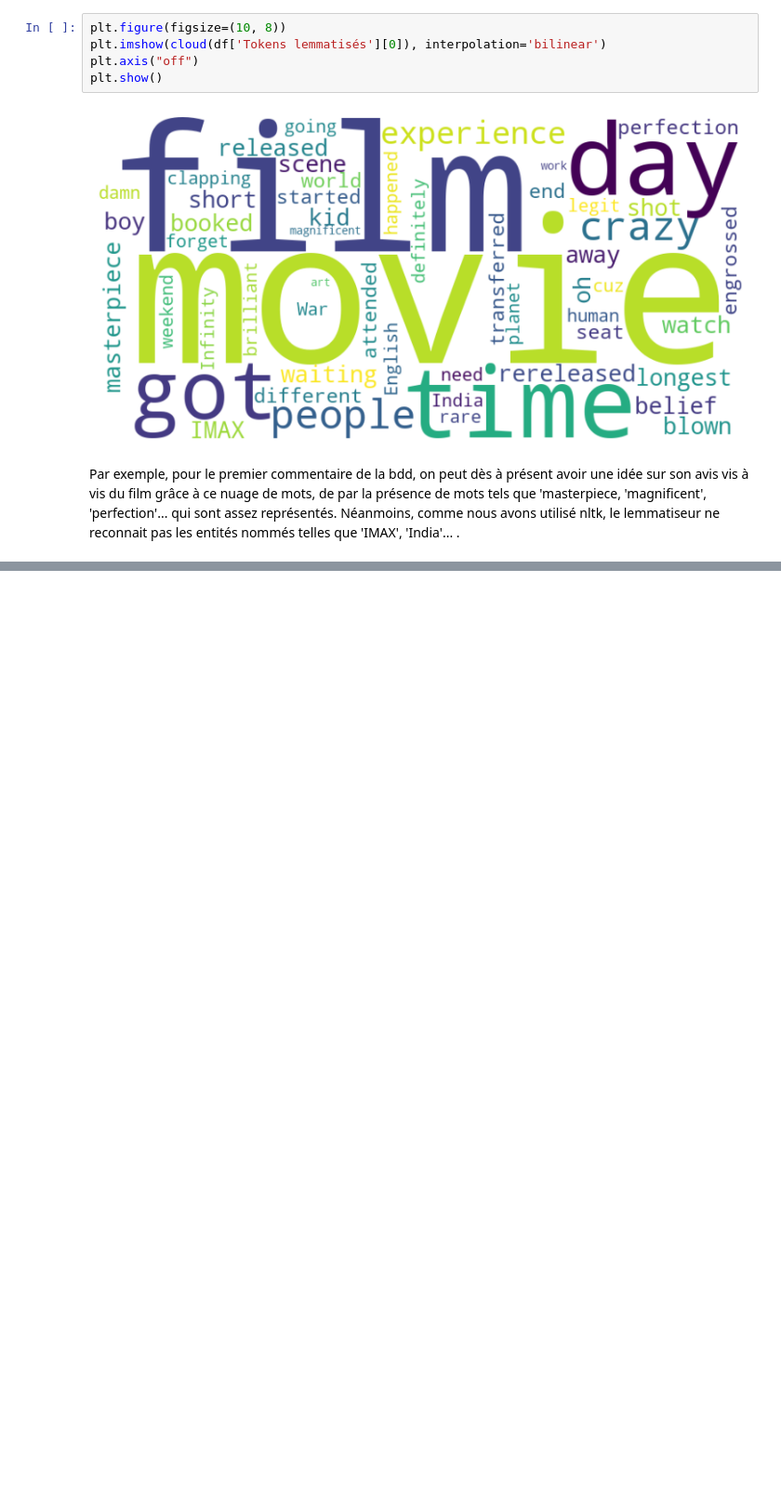
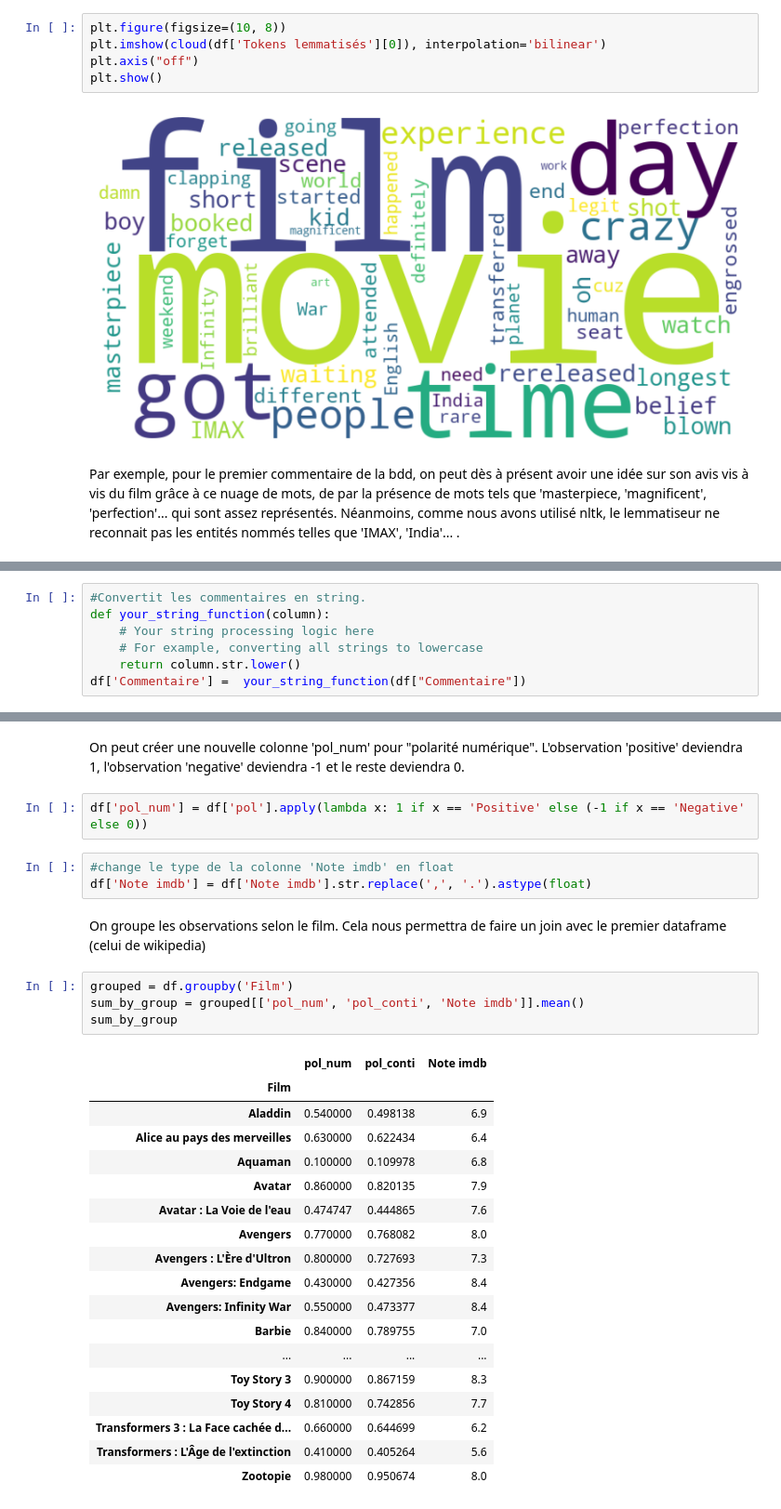
Before and after one commit to LouisArmand0/Projet_Python, a Jupyter notebook: NLP.ipynb, the cells around one changed output, grey strips where cells are left out. Shown at 93% size. Saved outputs shown, nothing was run; the diff lists cells and outputs as text; blank space fills up the shorter version.

```diff
--- a/NLP.ipynb
+++ b/NLP.ipynb
@@ -142,0 +170,7 @@ Par exemple, pour le premier commentaire de la bdd, on peut dès à présent avo
+# %%
+#Convertit les commentaires en string.
+def your_string_function(column):
+    # Your string processing logic here
+    # For example, converting all strings to lowercase
+    return column.str.lower()
+df['Commentaire'] =  your_string_function(df["Commentaire"])
@@ -142,0 +190,32 @@ Par exemple, pour le premier commentaire de la bdd, on peut dès à présent avo
+# %% [markdown]
+On peut créer une nouvelle colonne 'pol_num' pour "polarité numérique". L'observation 'positive' deviendra 1, l'observation 'negative' deviendra -1 et le reste deviendra 0.
+# %%
+df['pol_num'] = df['pol'].apply(lambda x: 1 if x == 'Positive' else (-1 if x == 'Negative' else 0))
+# %%
+#change le type de la colonne 'Note imdb' en float
+df['Note imdb'] = df['Note imdb'].str.replace(',', '.').astype(float)
+# %% [markdown]
+On groupe les observations selon le film. Cela nous permettra de faire un join avec le premier dataframe (celui de wikipedia)
+# %%
+grouped = df.groupby('Film')
+sum_by_group = grouped[['pol_num', 'pol_conti', 'Note imdb']].mean()
+sum_by_group
+# %% [output]
+|  | pol_num | pol_conti | Note imdb |
+| Film |  |  |  |
+| Aladdin | 0.540000 | 0.498138 | 6.9 |
+| Alice au pays des merveilles | 0.630000 | 0.622434 | 6.4 |
+| Aquaman | 0.100000 | 0.109978 | 6.8 |
+| Avatar | 0.860000 | 0.820135 | 7.9 |
+| Avatar : La Voie de l'eau | 0.474747 | 0.444865 | 7.6 |
+| Avengers | 0.770000 | 0.768082 | 8.0 |
+| Avengers : L'Ère d'Ultron | 0.800000 | 0.727693 | 7.3 |
+| Avengers: Endgame | 0.430000 | 0.427356 | 8.4 |
+| Avengers: Infinity War | 0.550000 | 0.473377 | 8.4 |
+| Barbie | 0.840000 | 0.789755 | 7.0 |
+| ... | ... | ... | ... |
+| Toy Story 3 | 0.900000 | 0.867159 | 8.3 |
+| Toy Story 4 | 0.810000 | 0.742856 | 7.7 |
+| Transformers 3 : La Face cachée d... | 0.660000 | 0.644699 | 6.2 |
+| Transformers : L'Âge de l'extinction | 0.410000 | 0.405264 | 5.6 |
+| Zootopie | 0.980000 | 0.950674 | 8.0 |
```
Also changed, not shown: parts of 16 cells of this notebook.
